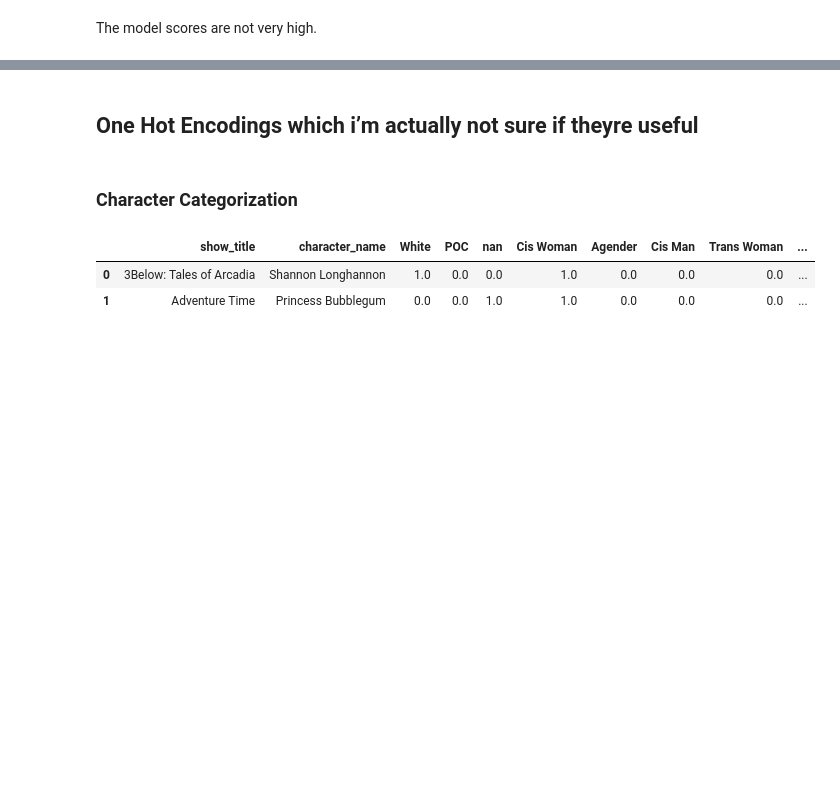
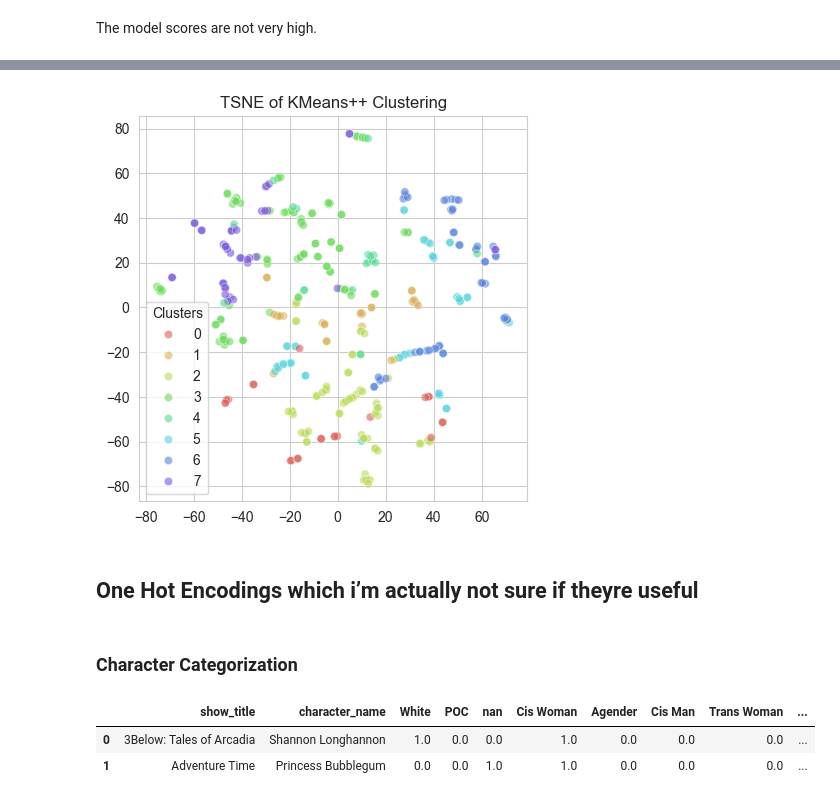
Before and after one commit to aiko-isnt-ded/lgbtqia-rep, a Jupyter notebook: notebooks/animated_model.ipynb, the cells around one changed output, grey strips where cells are left out. Cells and saved outputs as stored; diff of their text form; code cells hidden in the pictures; blank space fills up the shorter version.

Commit message:
clustering model for the animated dataset

```diff
--- a/notebooks/animated_model.ipynb
+++ b/notebooks/animated_model.ipynb
@@ -129,0 +244,13 @@ sns.regplot(x=x_trans, y=y_trans, ax=axes[1]).set(title='Trans Characters on Ani
+# %%
+encoder = OrdinalEncoder()
+
+a = np.array(df_encoded['role']).reshape(-1,1)
+df_encoded['role'] = encoder.fit_transform(a)
+
+a = np.array(df_encoded['representation']).reshape(-1,1)
+df_encoded['representation'] = encoder.fit_transform(a)
+
+a = np.array(df_encoded['TV_rating']).reshape(-1,1)
+df_encoded['TV_rating'] = encoder.fit_transform(a)
+
+df_encoded.head()
@@ -129,0 +289,5 @@ sns.regplot(x=x_trans, y=y_trans, ax=axes[1]).set(title='Trans Characters on Ani
+# %%
+scaler = MinMaxScaler()
+df_scaled = scaler.fit_transform(df_encoded)
+df_scaled = pd.DataFrame(df_scaled, columns=df_encoded.columns)
+df_scaled.head()
@@ -130,3 +302,30 @@ sns.regplot(x=x_trans, y=y_trans, ax=axes[1]).set(title='Trans Characters on Ani
+# %%
+from sklearn.cluster import DBSCAN
+
+# Initializing DBSCAN
+kmeans = KMeans(init='k-means++')
+
+# Training the model
+kmeans.fit(df_scaled)
+
+# Labeling the clusters
+cluster_labels3 = kmeans.labels_
+# %%
+x_embedded_dbs2d = TSNE(n_components=2, learning_rate='auto', init='random', perplexity=3).fit_transform(df_scaled)
+# %%
+plt.figure(figsize=(5,5))
+sns.scatterplot(
+    x= x_embedded_dbs2d[:, 0], y=x_embedded_dbs2d[:, 1],
+    hue=cluster_labels3,
+    palette=sns.color_palette("hls", 10),
+    data=df_scaled,
+    alpha=0.6
+    )
+plt.title('TSNE of KMeans++ Clustering')
+plt.legend(title='Clusters')
+plt.show()
+# %% [output]
+[figure, added]
 # %% [markdown]
 ## One Hot Encodings which i’m actually not sure if theyre useful
 # %% [markdown]
```
Also changed, not shown: parts of 34 cells of this notebook.
